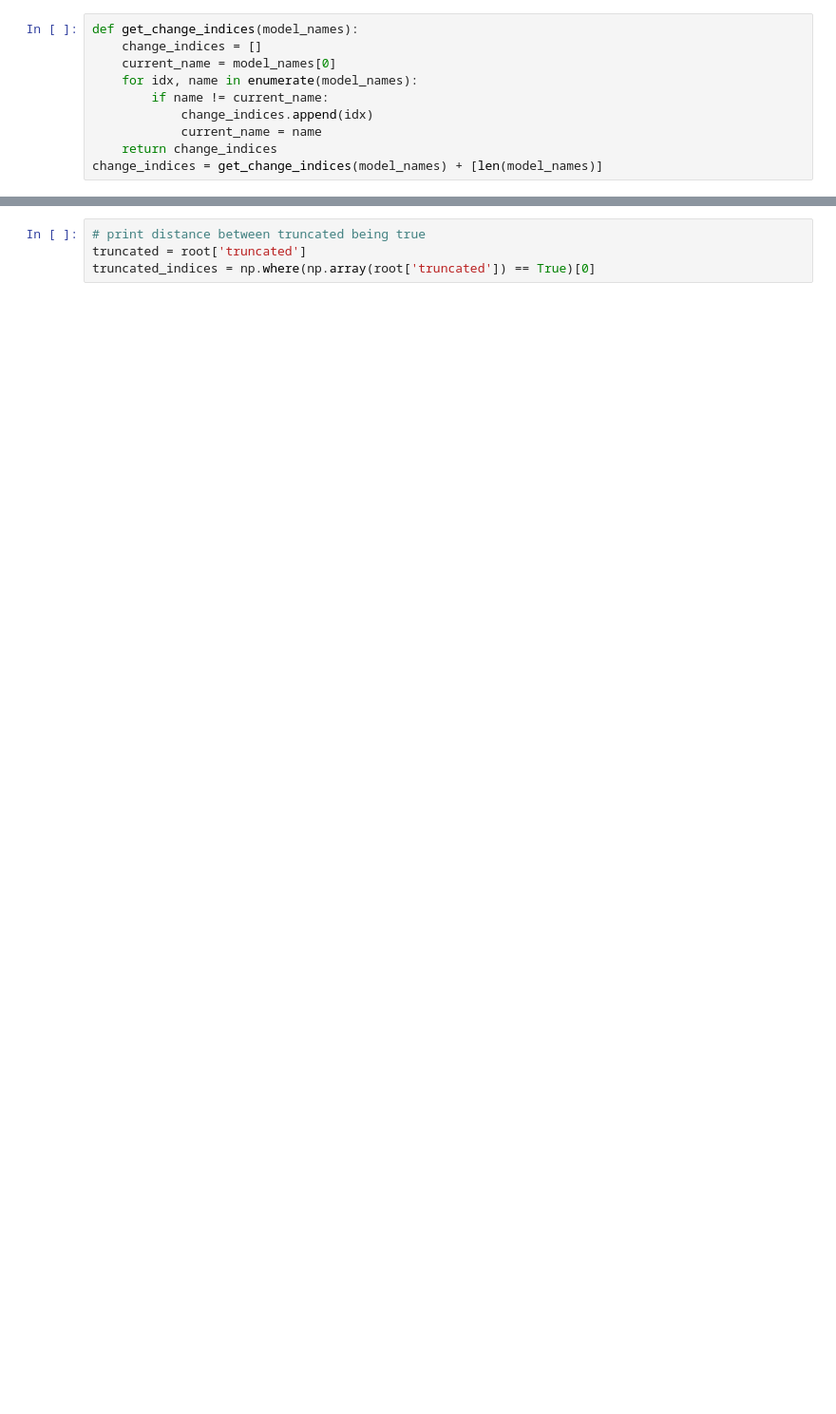
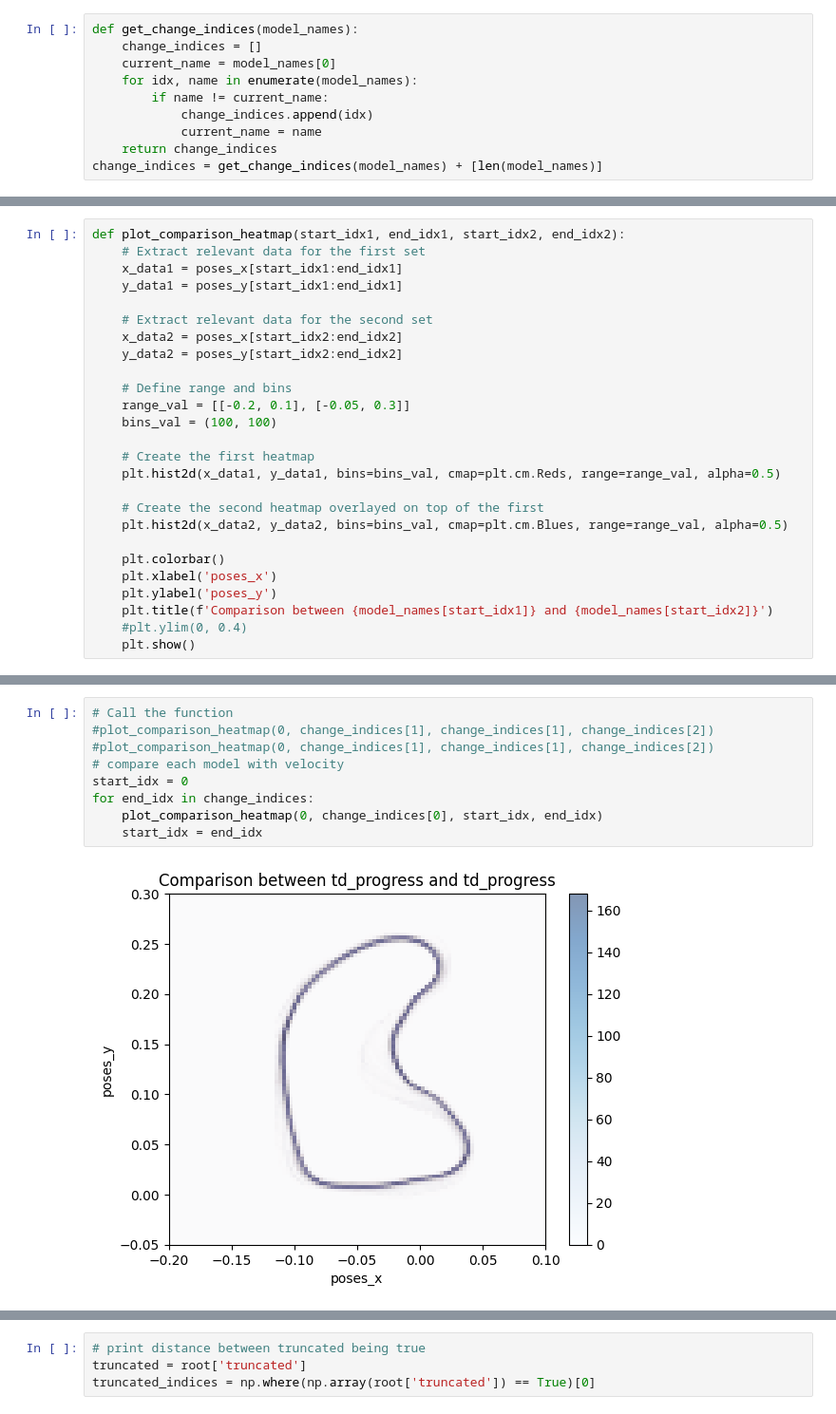
Before and after one commit to HyberionBrew/f110-sb3, a Jupyter notebook: analyze_dataset.ipynb, the cells around one changed output, grey strips where cells are left out. Shown: that part at 95% size. Drawn from its saved outputs; the diff is of its cells as text; blank space fills up the shorter version.

```diff
--- a/analyze_dataset.ipynb
+++ b/analyze_dataset.ipynb
@@ -52,0 +68,26 @@ for end_idx in change_indices:
+# %%
+def plot_comparison_heatmap(start_idx1, end_idx1, start_idx2, end_idx2):
+    # Extract relevant data for the first set
+    x_data1 = poses_x[start_idx1:end_idx1]
+    y_data1 = poses_y[start_idx1:end_idx1]
+
+    # Extract relevant data for the second set
+    x_data2 = poses_x[start_idx2:end_idx2]
+    y_data2 = poses_y[start_idx2:end_idx2]
+
+    # Define range and bins
+    range_val = [[-0.2, 0.1], [-0.05, 0.3]]
+    bins_val = (100, 100)
+
+    # Create the first heatmap
+    plt.hist2d(x_data1, y_data1, bins=bins_val, cmap=plt.cm.Reds, range=range_val, alpha=0.5)
+
+    # Create the second heatmap overlayed on top of the first
+    plt.hist2d(x_data2, y_data2, bins=bins_val, cmap=plt.cm.Blues, range=range_val, alpha=0.5)
+
+    plt.colorbar()
+    plt.xlabel('poses_x')
+    plt.ylabel('poses_y')
+    plt.title(f'Comparison between {model_names[start_idx1]} and {model_names[start_idx2]}')
+    #plt.ylim(0, 0.4)
+    plt.show()
@@ -52,0 +98,11 @@ for end_idx in change_indices:
+# %%
+# Call the function
+#plot_comparison_heatmap(0, change_indices[1], change_indices[1], change_indices[2])
+#plot_comparison_heatmap(0, change_indices[1], change_indices[1], change_indices[2])
+# compare each model with velocity
+start_idx = 0
+for end_idx in change_indices:
+    plot_comparison_heatmap(0, change_indices[0], start_idx, end_idx)
+    start_idx = end_idx
+# %% [output]
+[figure, added]
```
Also changed, not shown: parts of 30 cells of this notebook, 7 other files.
